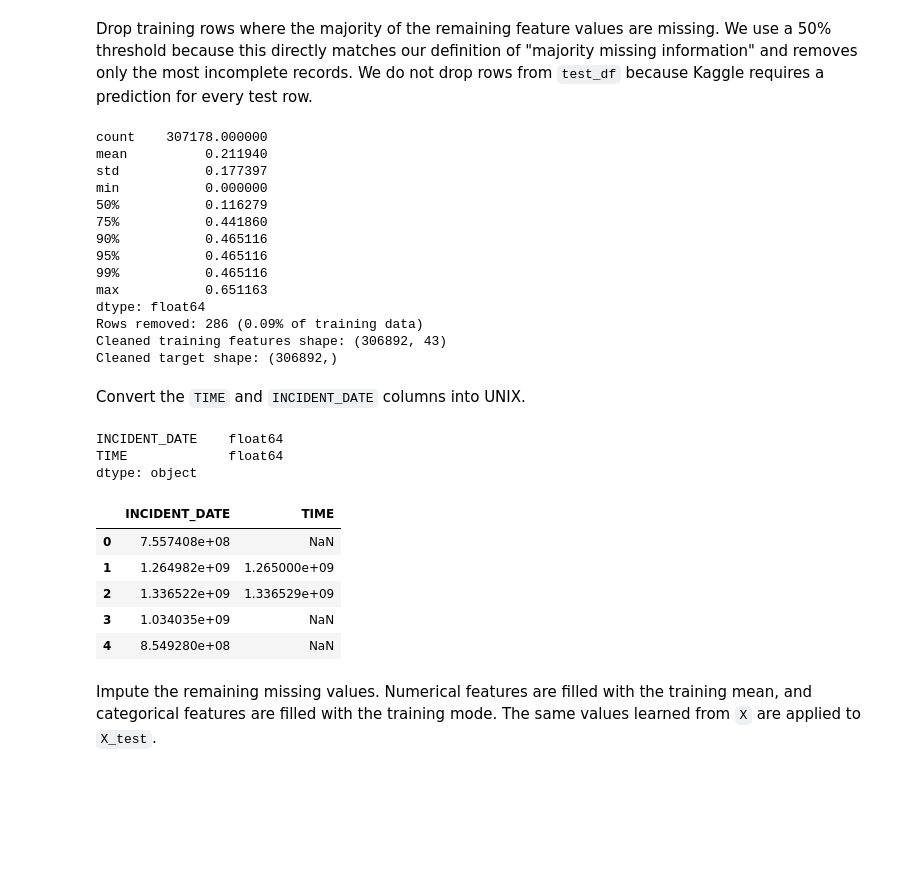
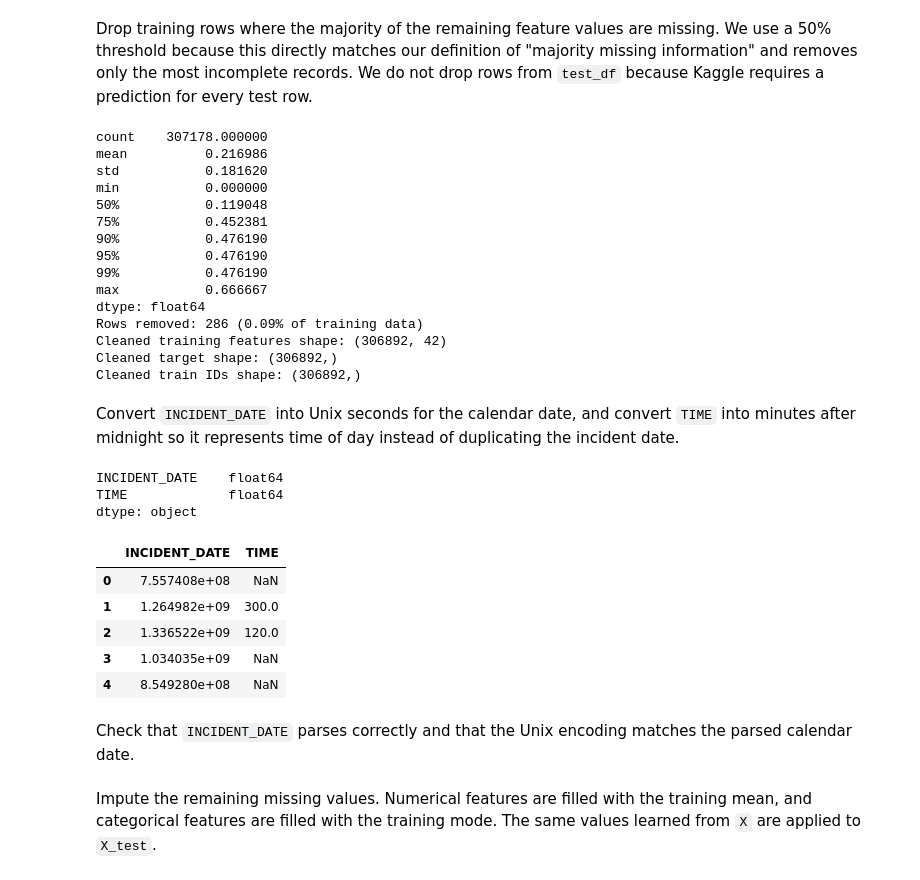
Before and after one commit to tarap123/4-nearest-neighbors, a Jupyter notebook: 4_nearest_neighbors.ipynb, the cells around one changed output. Cells and saved outputs as stored; diff of their text form; code cells hidden in the pictures; blank space fills up the shorter version.

```diff
--- a/4_nearest_neighbors.ipynb
+++ b/4_nearest_neighbors.ipynb
@@ -53,8 +60,18 @@ manual_drop_cols = [
 ]
 
 target_col = "INDICATED_DAMAGE"
+id_col = "INDEX_NR"
 
-cols_to_drop = sorted(set(high_missing_cols + manual_drop_cols))
+train_ids = train_df[id_col].copy()
+test_ids = test_df[id_col].copy()
+
+model_only_drop_cols = [
+    id_col,  # Keep separately for matching predictions, but exclude from model features.
+    "INCIDENT_MONTH",  # Redundant with INCIDENT_DATE.
+    "INCIDENT_YEAR",   # Redundant with INCIDENT_DATE.
+]
+
+cols_to_drop = sorted(set(high_missing_cols + manual_drop_cols + model_only_drop_cols))
 
 X = train_df.drop(columns=[target_col] + cols_to_drop, errors="ignore")
 y = train_df[target_col]
@@ -71,5 +88,7 @@ print(cols_to_drop)
 
 print("Training features shape:", X.shape)
 print("Test features shape:", X_test.shape)
+print("Train IDs shape:", train_ids.shape)
+print("Test IDs shape:", test_ids.shape)
 # %% [output]
 Dropped columns:
@@ -94,55 +126,59 @@ percent_removed = rows_removed / len(X) * 100
 
 X = X.loc[rows_to_keep].copy()
 y = y.loc[rows_to_keep].copy()
+train_ids = train_ids.loc[rows_to_keep].copy()
 
 print(f"Rows removed: {rows_removed} ({percent_removed:.2f}% of training data)")
 print("Cleaned training features shape:", X.shape)
 print("Cleaned target shape:", y.shape)
+print("Cleaned train IDs shape:", train_ids.shape)
 # %% [output]
 count    307178.000000
-mean          0.211940
-std           0.177397
+mean          0.216986
+std           0.181620
 min           0.000000
-50%           0.116279
-75%           0.441860
-90%           0.465116
-95%           0.465116
-99%           0.465116
-max           0.651163
+50%           0.119048
+75%           0.452381
+90%           0.476190
+95%           0.476190
+99%           0.476190
+max           0.666667
 dtype: float64
 Rows removed: 286 (0.09% of training data)
-Cleaned training features shape: (306892, 43)
+Cleaned training features shape: (306892, 42)
 Cleaned target shape: (306892,)
+Cleaned train IDs shape: (306892,)
 # %% [markdown]
-Convert the `TIME` and `INCIDENT_DATE` columns into UNIX.
+Convert `INCIDENT_DATE` into Unix seconds for the calendar date, and convert `TIME` into minutes after midnight so it represents time of day instead of duplicating the incident date.
 # %%
 def datetime_to_unix_seconds(datetime_series):
     unix_seconds = datetime_series.astype("int64") // 10**9
     return unix_seconds.where(datetime_series.notna(), np.nan).astype("float64")
 
 
+def time_to_minutes_after_midnight(time_series):
+    parsed_time = pd.to_datetime(time_series.astype("string").str.strip(), format="%H:%M", errors="coerce")
+    minutes = parsed_time.dt.hour * 60 + parsed_time.dt.minute
+    return minutes.astype("float64")
+
+
 for feature_df in (X, X_test):
     incident_date = pd.to_datetime(feature_df["INCIDENT_DATE"], format="%m/%d/%y", errors="coerce")
-    incident_datetime = pd.to_datetime(
-        feature_df["INCIDENT_DATE"].astype("string").str.strip()
-        + " "
-        + feature_df["TIME"].astype("string").str.strip(),
-        format="%m/%d/%y %H:%M",
-        errors="coerce",
-    )
 
     feature_df["INCIDENT_DATE"] = datetime_to_unix_seconds(incident_date)
-    feature_df["TIME"] = datetime_to_unix_seconds(incident_datetime)
+    feature_df["TIME"] = time_to_minutes_after_midnight(feature_df["TIME"])
 
 print(X[["INCIDENT_DATE", "TIME"]].dtypes)
 X[["INCIDENT_DATE", "TIME"]].head()
 # %% [output]
 INCIDENT_DATE    float64
 TIME             float64
 dtype: object
 |  | INCIDENT_DATE | TIME |
 | 0 | 7.557408e+08 | NaN |
-| 1 | 1.264982e+09 | 1.265000e+09 |
-| 2 | 1.336522e+09 | 1.336529e+09 |
+| 1 | 1.264982e+09 | 300.0 |
+| 2 | 1.336522e+09 | 120.0 |
 | 3 | 1.034035e+09 | NaN |
 | 4 | 8.549280e+08 | NaN |
+# %% [markdown]
+Check that `INCIDENT_DATE` parses correctly and that the Unix encoding matches the parsed calendar date.
```
Also changed, not shown: parts of 21 cells of this notebook.
